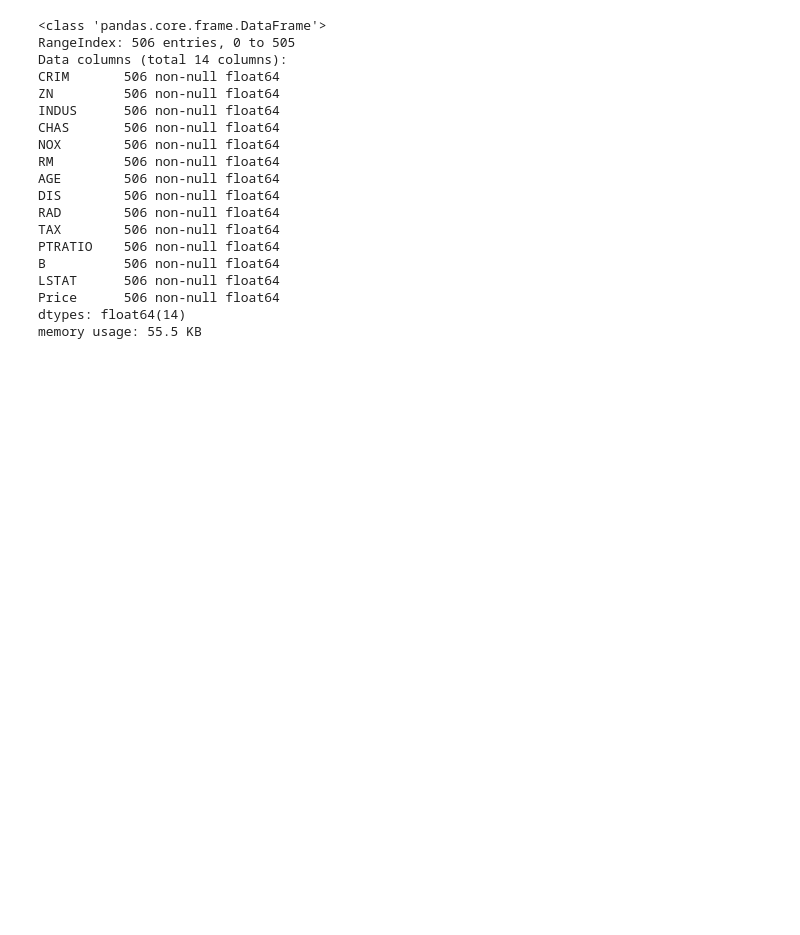
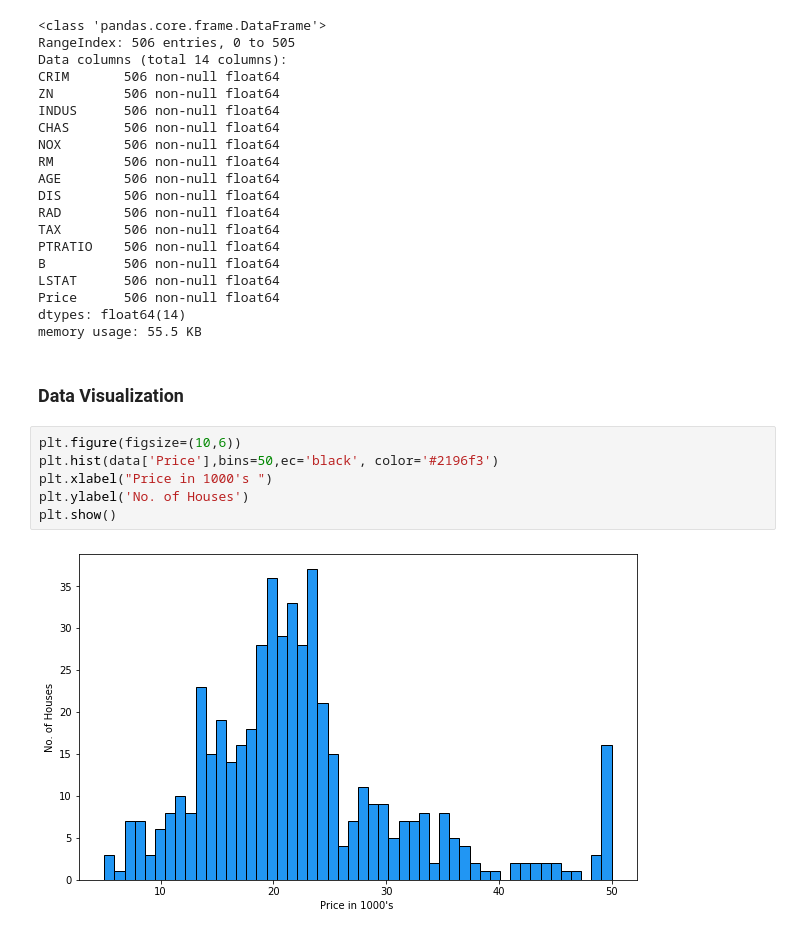
Before and after one commit to abhaypatro/House_price_predictor, a Jupyter notebook: House_price_predictor.ipynb, the cells around one changed output. Cells and saved outputs as stored; diff of their text form; blank space fills up the shorter version.

Commit message:
added data Visualization

```diff
--- a/House_price_predictor.ipynb
+++ b/House_price_predictor.ipynb
@@ -144,3 +148,13 @@ LSTAT      506 non-null float64
 Price      506 non-null float64
 dtypes: float64(14)
 memory usage: 55.5 KB
+# %% [markdown]
+### Data Visualization
+# %%
+plt.figure(figsize=(10,6))
+plt.hist(data['Price'],bins=50,ec='black', color='#2196f3')
+plt.xlabel("Price in 1000's ")
+plt.ylabel('No. of Houses')
+plt.show()
+# %% [output]
+[figure, added]
```
Also changed, not shown: parts of 4 cells of this notebook.
